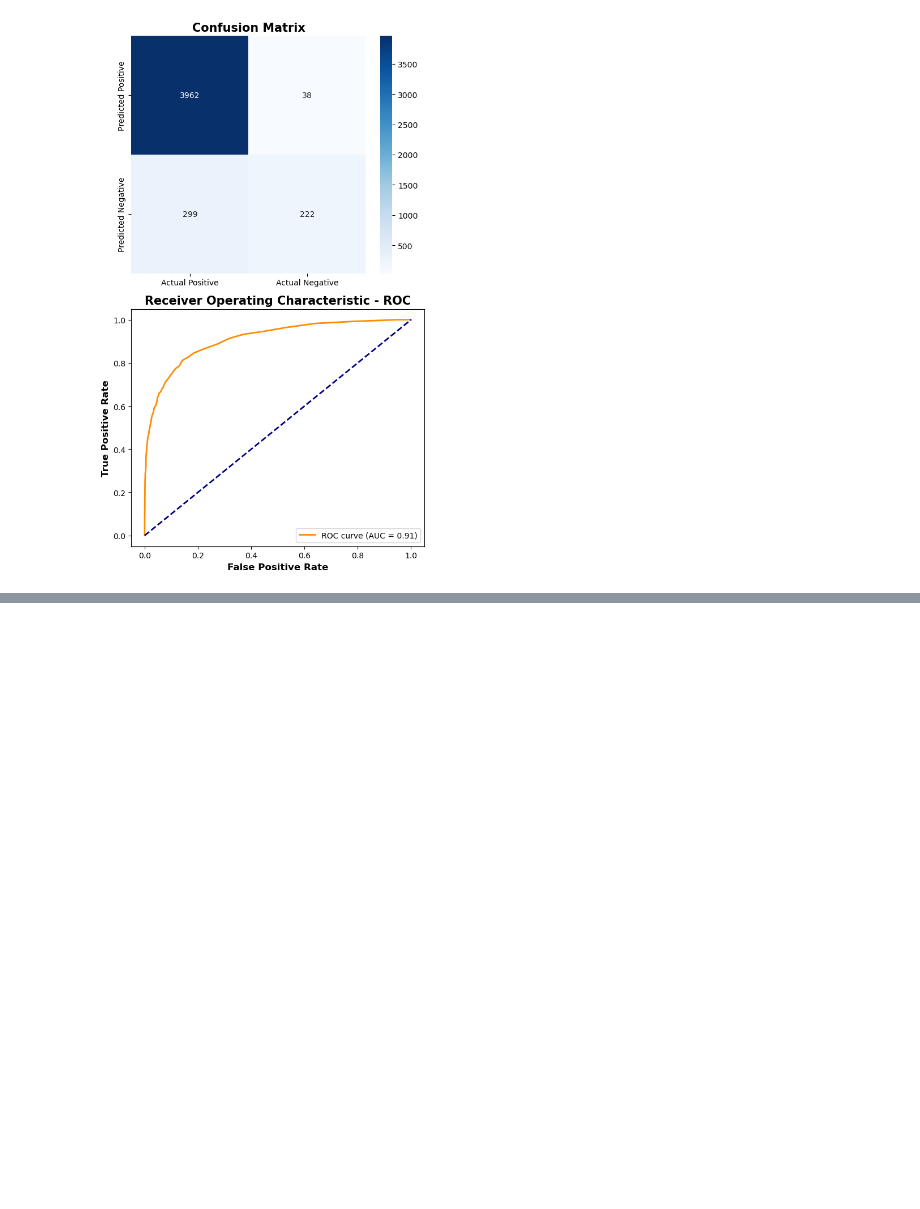
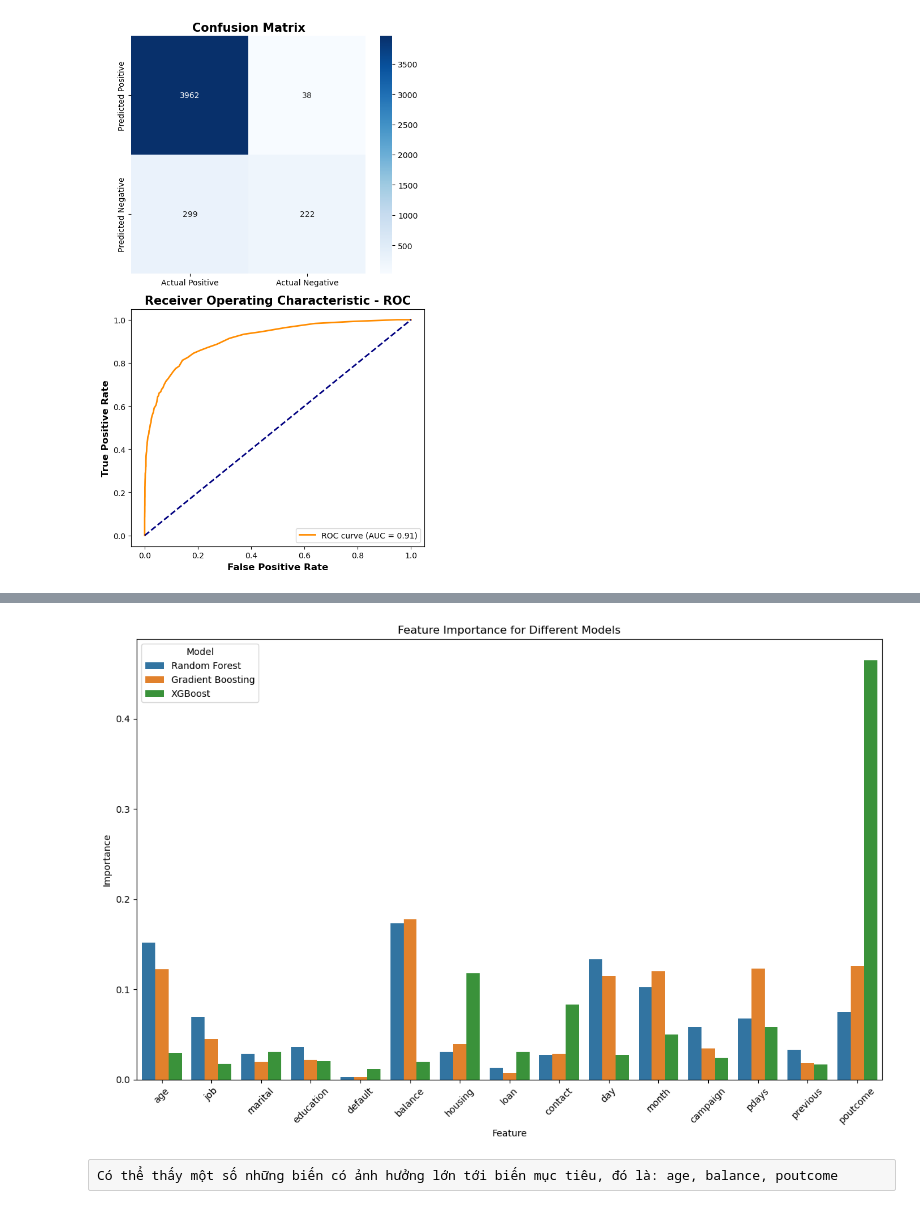
Before and after one commit to DuyKhanh162/Marketing-Prediction, a Jupyter notebook: Loan Status Prediction.ipynb, the cells around one changed output, grey strips where cells are left out. Cells and saved outputs as stored; diff of their text form; code cells hidden in the pictures; blank space fills up the shorter version.

```diff
--- a/Loan Status Prediction.ipynb
+++ b/Loan Status Prediction.ipynb
@@ -946,8 +944,8 @@ GridSearchCV(cv=StratifiedKFold(n_splits=5, random_state=16, shuffle=True),
              scoring='f1', verbose=2)
 # %%
 # Result of the best param_grid and model
-best_params = grid_search.best_params_
-best_model = grid_search.best_estimator_
-print("Best Parameters:", best_params)
-print("Best Model:", best_model)
+best_params_xgb = grid_search_xgb.best_params_
+best_model_xgb = grid_search_xgb.best_estimator_
+print("Best Parameters:", best_params_xgb)
+print("Best Model:", best_model_xgb)
 # %% [output]
@@ -974,3 +972,17 @@ evaluate(best_model)
 | macro avg | 0.89 | 0.71 | 0.76 | 4521.00 |
 | weighted avg | 0.92 | 0.93 | 0.91 | 4521.00 |
 [figure]
+# %%
+# Extract feature importance
+rfc_importance = best_model_rfc.feature_importances_.round(4)
+gbc_importance = best_model_gbc.feature_importances_.round(4)
+xgb_importance = best_model_xgb.feature_importances_.round(4)
+# %%
+# Create a DataFrame for feature importances
+importance_df = pd.DataFrame({
+    'Feature': x_train.columns,
+    'Random Forest': rfc_importance,
+    'Gradient Boosting': gbc_importance,
+    'XGBoost': xgb_importance
+})
+importance_df
@@ -976,0 +1006,4 @@ evaluate(best_model)
+# %%
+# Melt the DataFrame for seaborn compatibility
+importance_df = importance_df.melt(id_vars='Feature', var_name='Model', value_name='Importance')
+importance_df
@@ -976,0 +1028,12 @@ evaluate(best_model)
+# %%
+# Plot the feature importances to identify crucial features
+plt.figure(figsize=(12, 8))
+sns.barplot(data=importance_df, x='Feature', y='Importance', hue='Model')
+plt.title('Feature Importance for Different Models')
+plt.xticks(rotation=45)
+plt.tight_layout()
+plt.show()
+# %% [output]
+[figure, added]
+# %% [raw]
+Có thể thấy một số những biến có ảnh hưởng lớn tới biến mục tiêu, đó là: age, balance, poutcome
```
Also changed, not shown: parts of 14 cells of this notebook.
